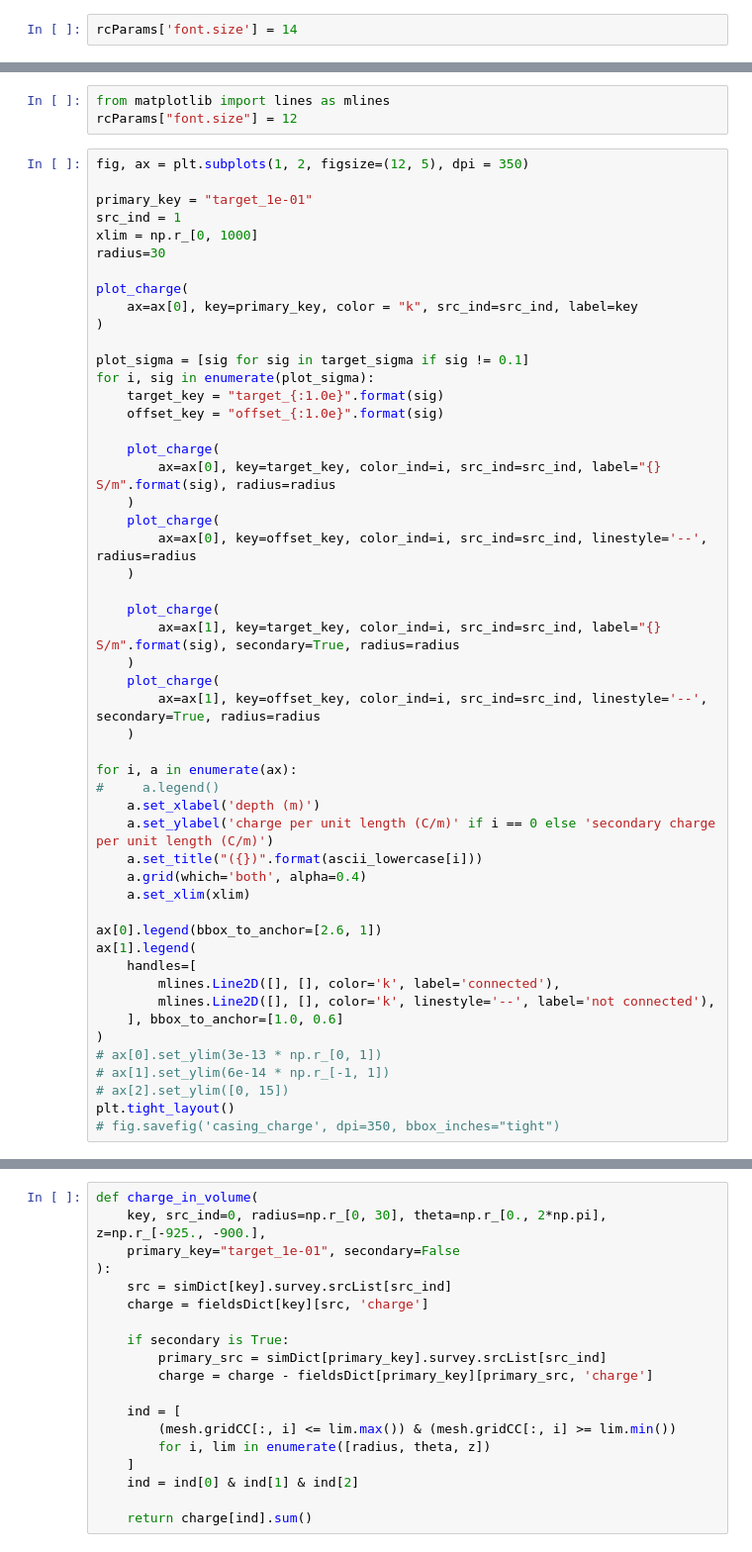
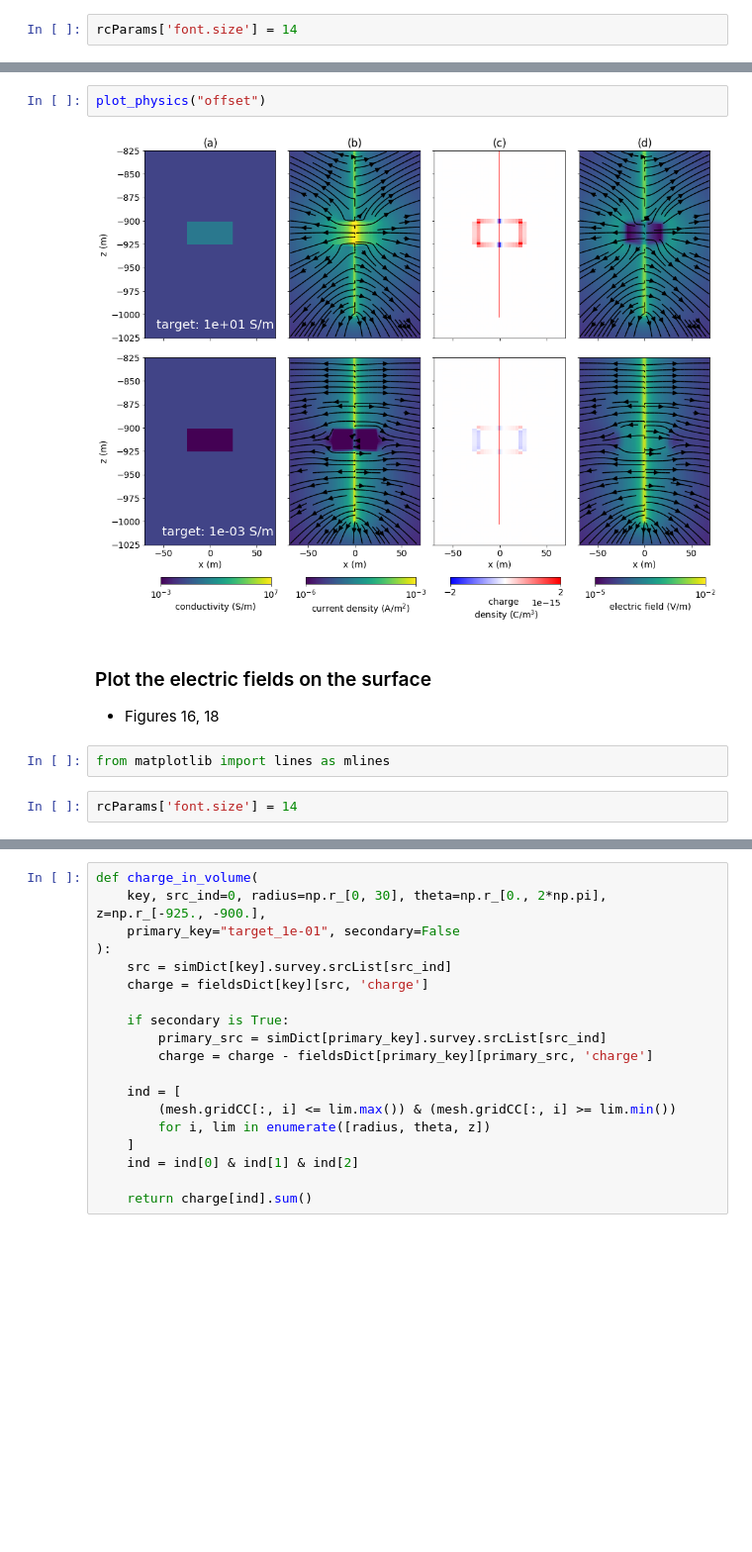
Before and after one commit to krishna999/heagy-2018-dc-casing, a Jupyter notebook: notebooks/5_DC_target.ipynb, the cells around one changed output, grey strips where cells are left out. Shown at 99% size. Drawn from its saved outputs; the diff is of its cells as text; blank space fills up the shorter version.

```diff
--- a/notebooks/5_DC_target.ipynb
+++ b/notebooks/5_DC_target.ipynb
@@ -556,54 +521,12 @@ plt.tight_layout()
+# %%
+plot_physics("offset")
+# %% [output]
+[figure, added]
+# %% [markdown]
+### Plot the electric fields on the surface
+
+- Figures 16, 18
 # %%
 from matplotlib import lines as mlines
-rcParams["font.size"] = 12
-# %%
-fig, ax = plt.subplots(1, 2, figsize=(12, 5), dpi = 350)
-
-primary_key = "target_1e-01"
-src_ind = 1
-xlim = np.r_[0, 1000]
-radius=30
-
-plot_charge(
-    ax=ax[0], key=primary_key, color = "k", src_ind=src_ind, label=key
-)
-
-plot_sigma = [sig for sig in target_sigma if sig != 0.1]
-for i, sig in enumerate(plot_sigma):
-    target_key = "target_{:1.0e}".format(sig)
-    offset_key = "offset_{:1.0e}".format(sig)
-
-    plot_charge(
-        ax=ax[0], key=target_key, color_ind=i, src_ind=src_ind, label="{} S/m".format(sig), radius=radius
-    )
-    plot_charge(
-        ax=ax[0], key=offset_key, color_ind=i, src_ind=src_ind, linestyle='--', radius=radius
-    )
-
-    plot_charge(
-        ax=ax[1], key=target_key, color_ind=i, src_ind=src_ind, label="{} S/m".format(sig), secondary=True, radius=radius
-    )
-    plot_charge(
-        ax=ax[1], key=offset_key, color_ind=i, src_ind=src_ind, linestyle='--', secondary=True, radius=radius
-    )
-
-for i, a in enumerate(ax):
-#     a.legend()
-    a.set_xlabel('depth (m)')
-    a.set_ylabel('charge per unit length (C/m)' if i == 0 else 'secondary charge per unit length (C/m)')
-    a.set_title("({})".format(ascii_lowercase[i]))
-    a.grid(which='both', alpha=0.4)
-    a.set_xlim(xlim)
-
-ax[0].legend(bbox_to_anchor=[2.6, 1])
-ax[1].legend(
-    handles=[
-        mlines.Line2D([], [], color='k', label='connected'),
-        mlines.Line2D([], [], color='k', linestyle='--', label='not connected'),
-    ], bbox_to_anchor=[1.0, 0.6]
-)
-# ax[0].set_ylim(3e-13 * np.r_[0, 1])
-# ax[1].set_ylim(6e-14 * np.r_[-1, 1])
-# ax[2].set_ylim([0, 15])
-plt.tight_layout()
-# fig.savefig('casing_charge', dpi=350, bbox_inches="tight")
+# %%
+rcParams['font.size'] = 14
```
Also changed, not shown: parts of 81 cells of this notebook, 21 other files.
